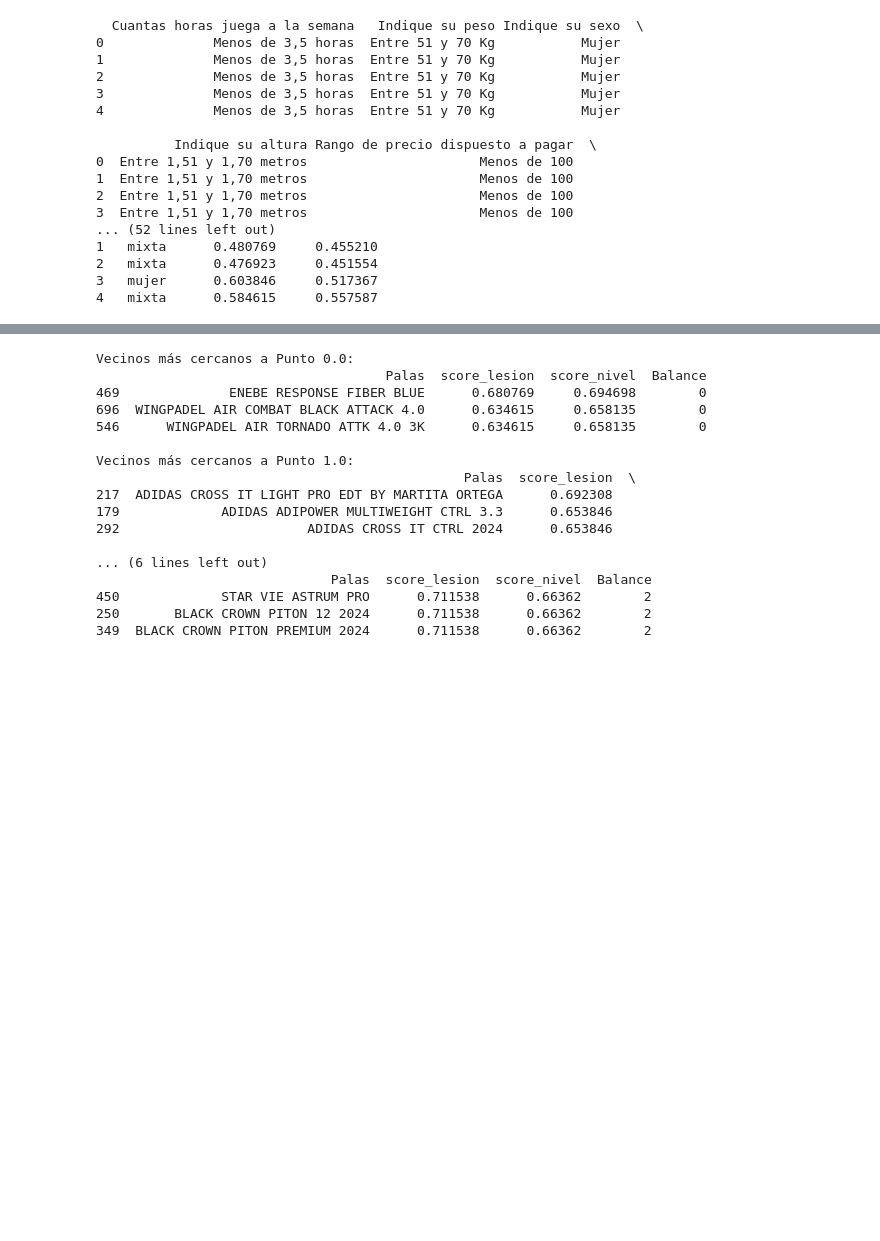
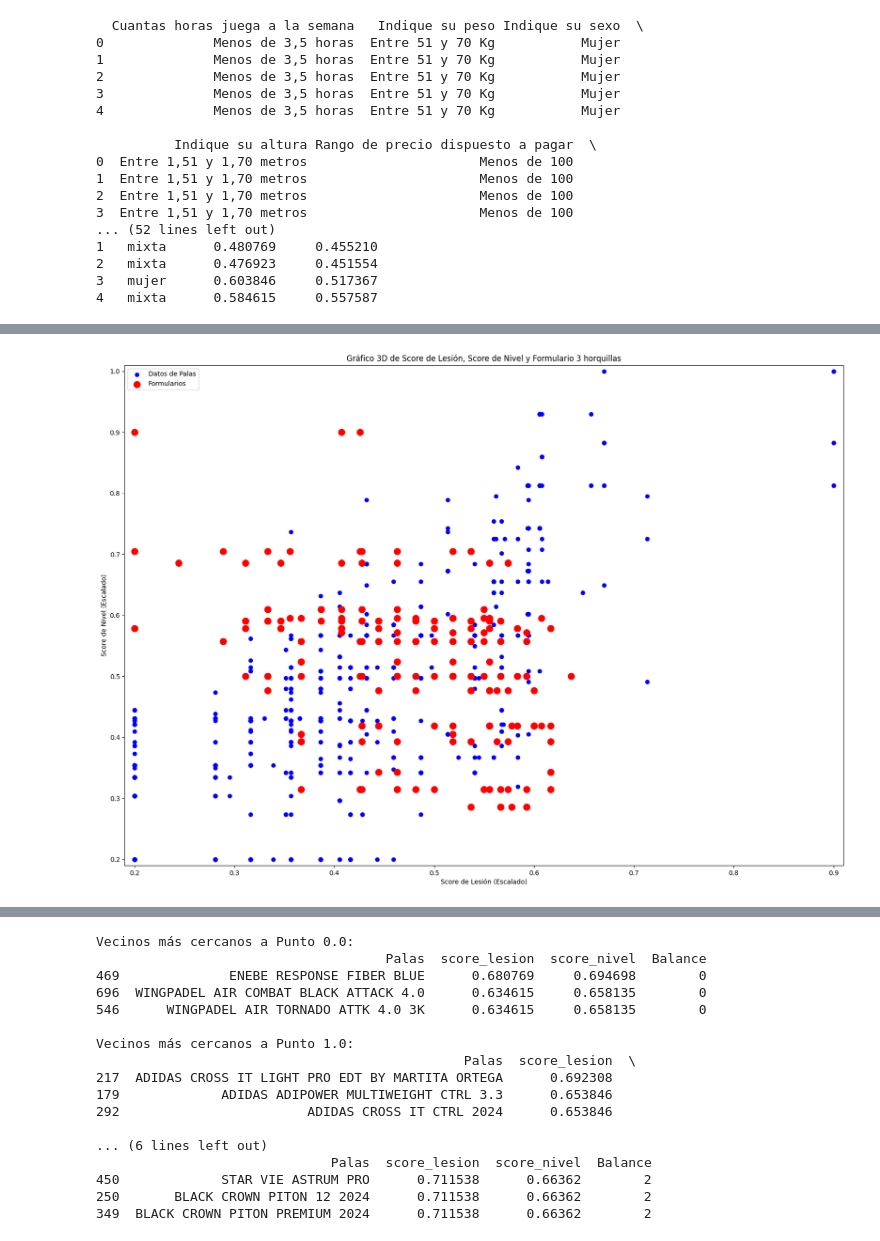
Before and after one commit to DataPadel/TFM_KSCHOOL, a Jupyter notebook: Luis/PreModelado_TFM_Palas/Noviembre/PreModelado_Palas/modelo_knn_pruebas.ipynb, the cells around one changed output, grey strips where cells are left out. Cells and saved outputs as stored; diff of their text form; code cells hidden in the pictures; blank space fills up the shorter version.

Commit message:
modelo ajustado con regresiones a la media de las ponderaciones

```diff
--- a/Luis/PreModelado_TFM_Palas/Noviembre/PreModelado_Palas/modelo_knn_pruebas.ipynb
+++ b/Luis/PreModelado_TFM_Palas/Noviembre/PreModelado_Palas/modelo_knn_pruebas.ipynb
@@ -33,3 +34,6 @@ print(df_palas.head())
 2   mixta      0.476923     0.451554
 3   mujer      0.603846     0.517367
 4   mixta      0.584615     0.557587
+# %%
+df_form3 = pd.read_csv('df_scaled_formularios_3.0.csv')
+df_palas3 = pd.read_csv('df_scaled_palas_3.0.csv')
@@ -94,3 +266,61 @@ plt.show()
+# %%
+import matplotlib.pyplot as plt
+#from mpl_toolkits.mplot3d import Axes3D
+import pandas as pd
+import random
+
+# Seleccionar una fila aleatoria de df_form
+random_row = df_form3.sample(200)
+
+
+# Extraer las coordenadas X e Y de la fila aleatoria
+x_random = random_row['Score_Escalar_Lesion']
+y_random = random_row['Score_Escalar_Nivel']
+
+# Valores Z fijos para los tres puntos
+#z_random = [0, 1, 2]
+
+# Crear figura
+fig = plt.figure(figsize=(20, 14))
+
+# Crear un gráfico en 2D
+ax = fig.add_subplot(111)
+
+# Definir los valores de cada eje para el DataFrame principal (df_palas)
+x = df_palas3['score_lesion_ajustado']
+y = df_palas3['score_nivel_ajustado']
+#z = df_palas['Balance']  # Eje Z para df_palas
+
+# Crear el gráfico de dispersión 3D para df_palas
+ax.scatter(x, y, color='blue', label='Datos de Palas')
+
+# Crear los puntos adicionales
+ax.scatter([x_random], [y_random],
+           color='red', s=100, label='Formularios')
+
+# Calcular los límites con buffer
+x_min, x_max = x.min(), x.max()
+y_min, y_max = y.min(), y.max()
+buffer = 0.01  # Cambia este valor para ajustar el tamaño del margen
+
+# Ajustar límites de los ejes con el buffer
+ax.set_xlim(x_min - buffer, x_max + buffer)
+ax.set_ylim(y_min - buffer, y_max + buffer)
+
+# Añadir etiquetas a los ejes
+ax.set_xlabel('Score de Lesión (Escalado)')
+ax.set_ylabel('Score de Nivel (Escalado)')
+
+# Título del gráfico
+ax.set_title('Gráfico 3D de Score de Lesión, Score de Nivel y Formulario 3 horquillas')
+
+# Añadir leyenda para diferenciar los conjuntos de puntos
+ax.legend()
+
+# Mostrar el gráfico
+plt.show()
+# %% [output]
+[figure, added]
 # %%
 # Filtrar filas en base al sexo indicado en df_form
 sexo_form = df_form["Indique su sexo"].iloc[0]  # Supongamos que tomas el sexo de la primera fila de df_form
```
Also changed, not shown: parts of 7 cells of this notebook, 3 other files.
